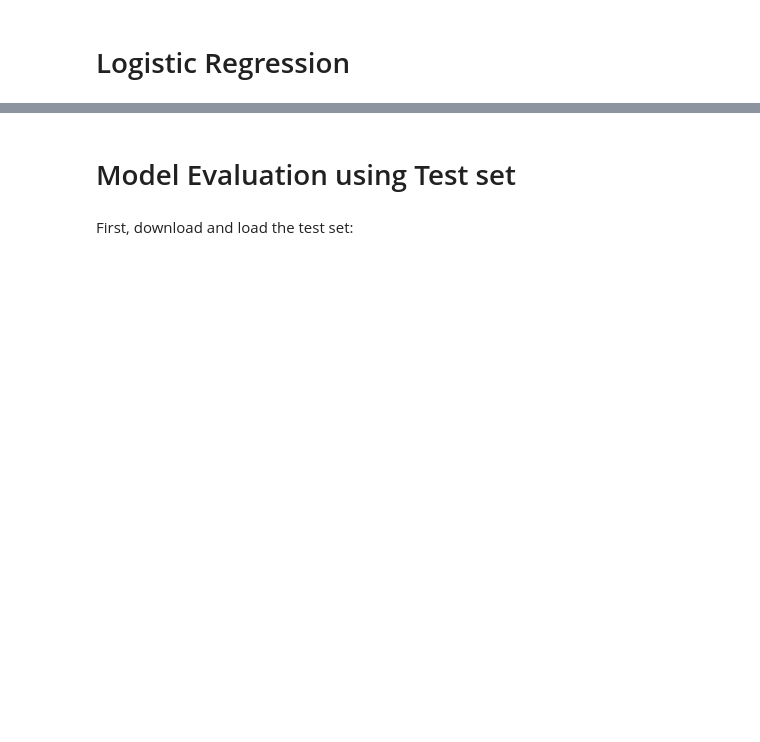
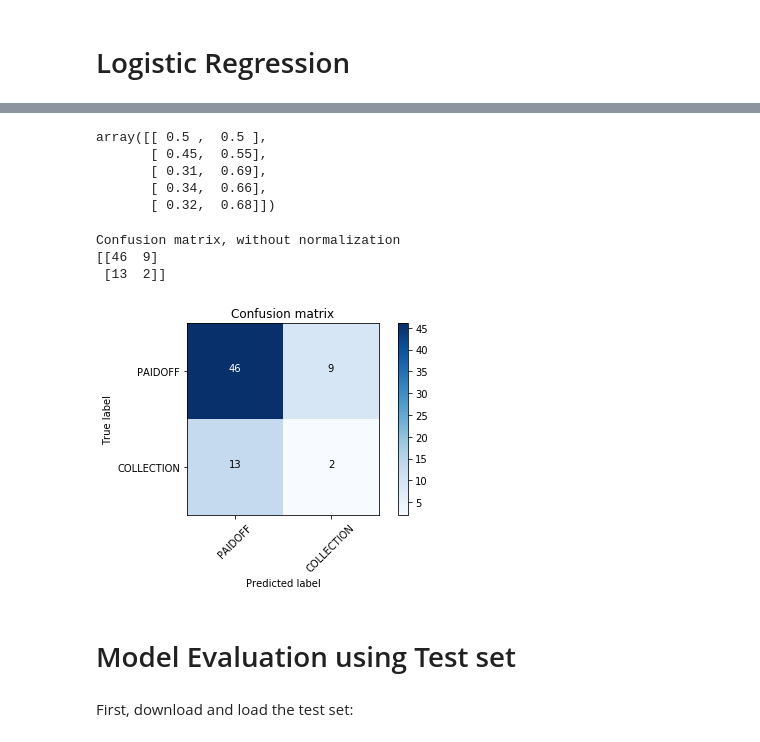
Before and after one commit to MaaniSam/Coursera-ML-Python, a Jupyter notebook: Loan payoff predictor classifier.ipynb, the cells around one changed output, grey strips where cells are left out. Saved outputs shown, nothing was run; the diff lists cells and outputs as text; code cells hidden in the pictures; blank space fills up the shorter version.

```diff
--- a/Loan payoff predictor classifier.ipynb
+++ b/Loan payoff predictor classifier.ipynb
@@ -335,3 +444,23 @@ LR = LogisticRegression().fit(X, y)
+# %%
+yhat_LR_proba = LR.predict_proba(X_test)
+yhat_LR_proba[0:5]
+# %% [output]
+array([[ 0.5 ,  0.5 ],
+       [ 0.45,  0.55],
+       [ 0.31,  0.69],
+       [ 0.34,  0.66],
+       [ 0.32,  0.68]])
+# %%
+cnf_matrix_LR = confusion_matrix(y_test, yhat_LR, labels=['PAIDOFF','COLLECTION'])
+np.set_printoptions(precision=2)
+
+plt.figure()
+plot_confusion_matrix(cnf_matrix_LR, classes=['PAIDOFF','COLLECTION'],normalize= False,  title='Confusion matrix')
+# %% [output]
+Confusion matrix, without normalization
+[[46  9]
+ [13  2]]
+[figure, added]
 # %% [markdown]
 # Model Evaluation using Test set
 # %%
```
Also changed, not shown: parts of 32 cells of this notebook.
